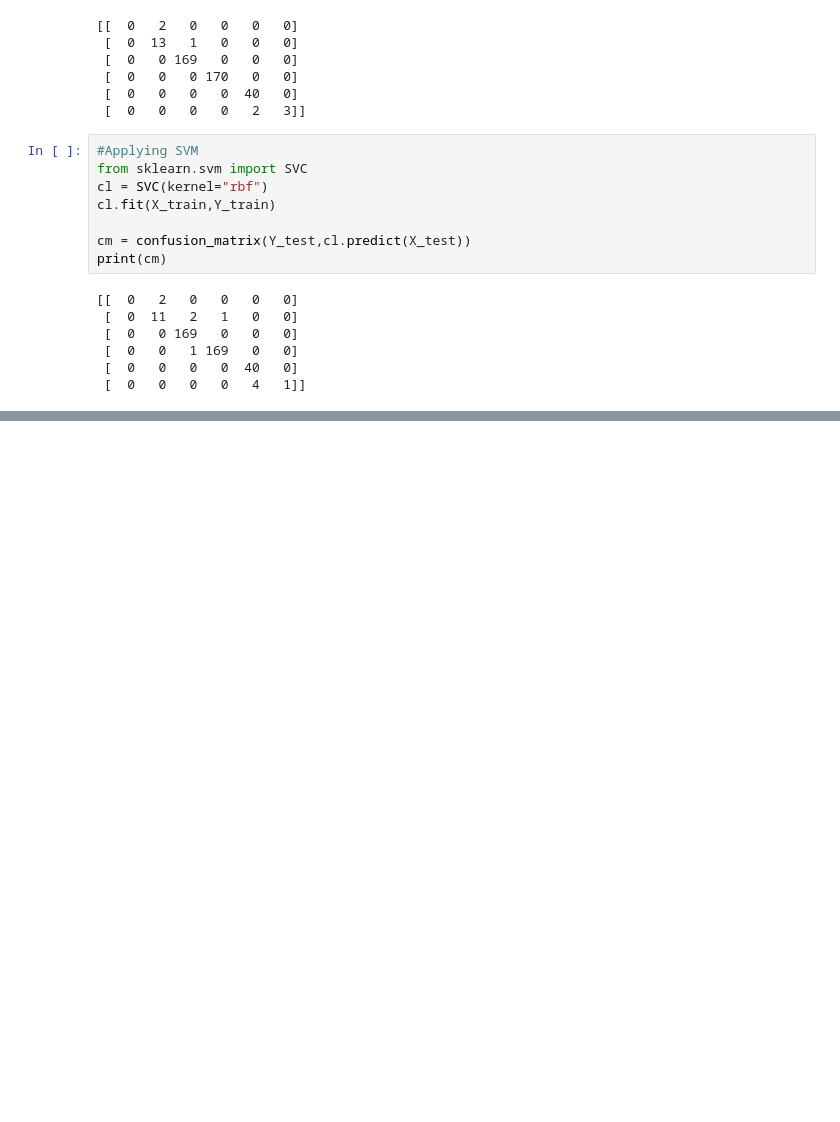
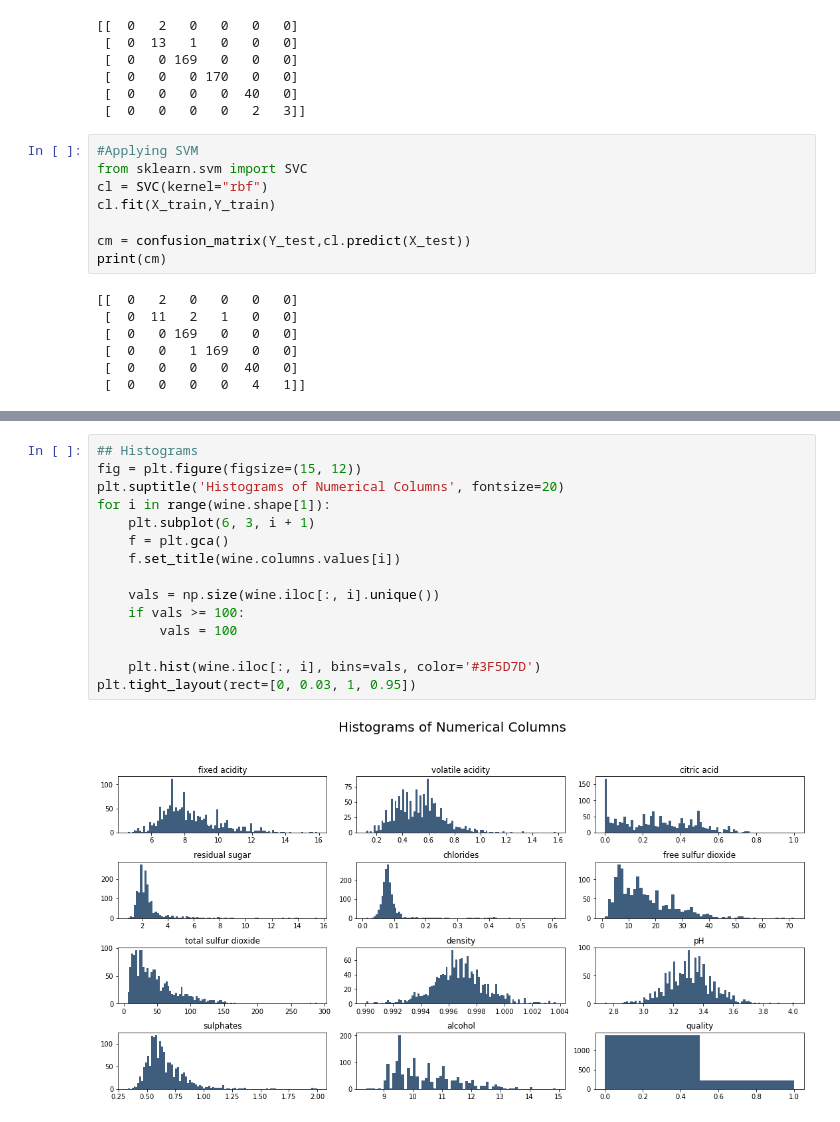
Before and after one commit to renecartaya/Quality-Analysis, a Jupyter notebook: Quality_Analysis.ipynb, the cells around one changed output, grey strips where cells are left out. Saved outputs shown, nothing was run; the diff lists cells and outputs as text; blank space fills up the shorter version.

```diff
--- a/Quality_Analysis.ipynb
+++ b/Quality_Analysis.ipynb
@@ -216,0 +289,17 @@ print(cm)
+# %%
+## Histograms
+fig = plt.figure(figsize=(15, 12))
+plt.suptitle('Histograms of Numerical Columns', fontsize=20)
+for i in range(wine.shape[1]):
+    plt.subplot(6, 3, i + 1)
+    f = plt.gca()
+    f.set_title(wine.columns.values[i])
+
+    vals = np.size(wine.iloc[:, i].unique())
+    if vals >= 100:
+        vals = 100
+
+    plt.hist(wine.iloc[:, i], bins=vals, color='#3F5D7D')
+plt.tight_layout(rect=[0, 0.03, 1, 0.95])
+# %% [output]
+[figure, added]
```
Also changed, not shown: parts of 37 cells of this notebook.
